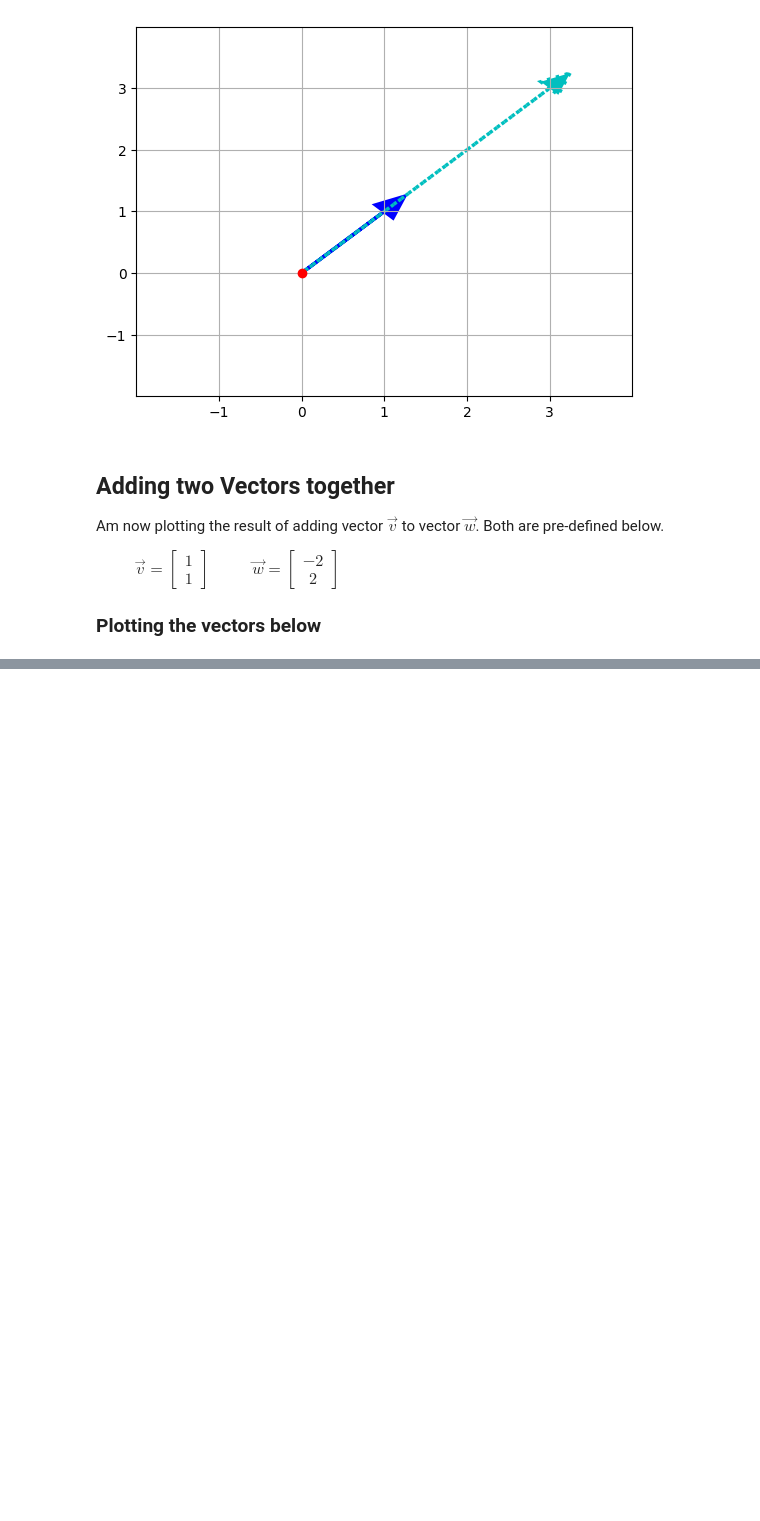
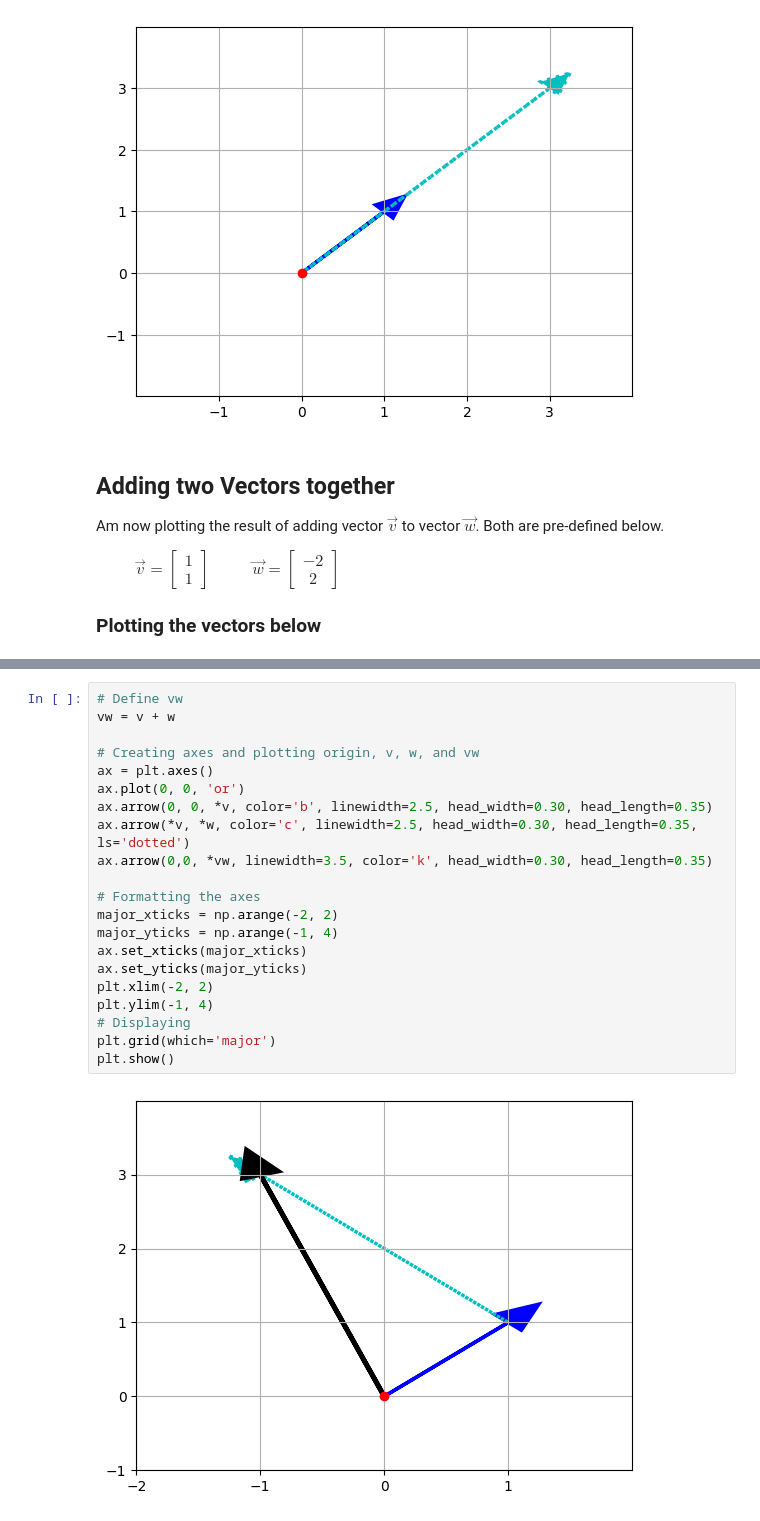
Before and after one commit to Gus-Victrix/starting_data, a Jupyter notebook: Vectors_lab.ipynb, the cells around one changed output, grey strips where cells are left out. Cells and saved outputs as stored; diff of their text form; blank space fills up the shorter version.

Commit message:
Update: Added final plot cell
Displays summation of two vectors and their resultant vector.

```diff
--- a/Vectors_lab.ipynb
+++ b/Vectors_lab.ipynb
@@ -151,0 +157,23 @@ plt.show()
+# %%
+# Define vw
+vw = v + w
+
+# Creating axes and plotting origin, v, w, and vw
+ax = plt.axes()
+ax.plot(0, 0, 'or')
+ax.arrow(0, 0, *v, color='b', linewidth=2.5, head_width=0.30, head_length=0.35)
+ax.arrow(*v, *w, color='c', linewidth=2.5, head_width=0.30, head_length=0.35, ls='dotted')
+ax.arrow(0,0, *vw, linewidth=3.5, color='k', head_width=0.30, head_length=0.35)
+
+# Formatting the axes
+major_xticks = np.arange(-2, 2)
+major_yticks = np.arange(-1, 4)
+ax.set_xticks(major_xticks)
+ax.set_yticks(major_yticks)
+plt.xlim(-2, 2)
+plt.ylim(-1, 4)
+# Displaying
+plt.grid(which='major')
+plt.show()
+# %% [output]
+[figure, added]
```
Also changed, not shown: parts of 3 cells of this notebook.
